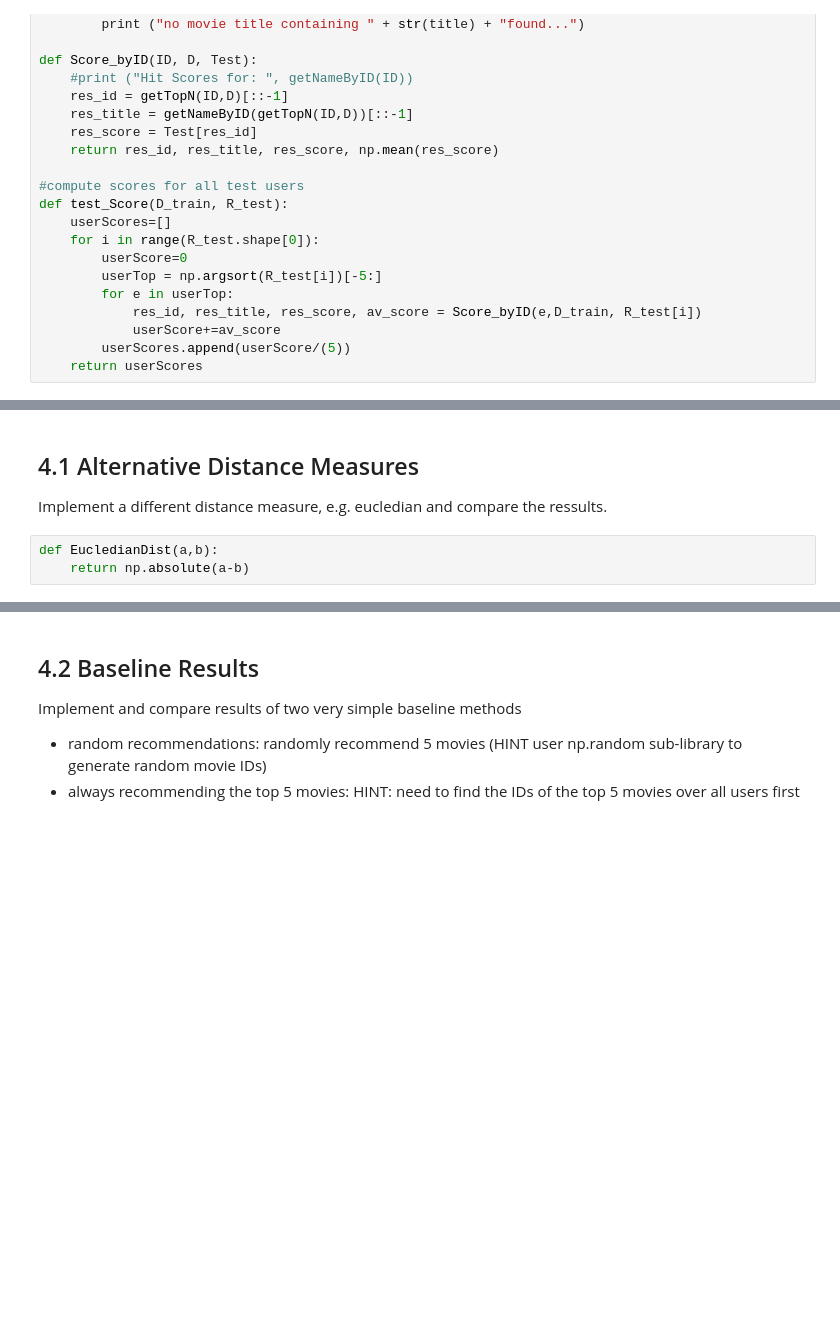
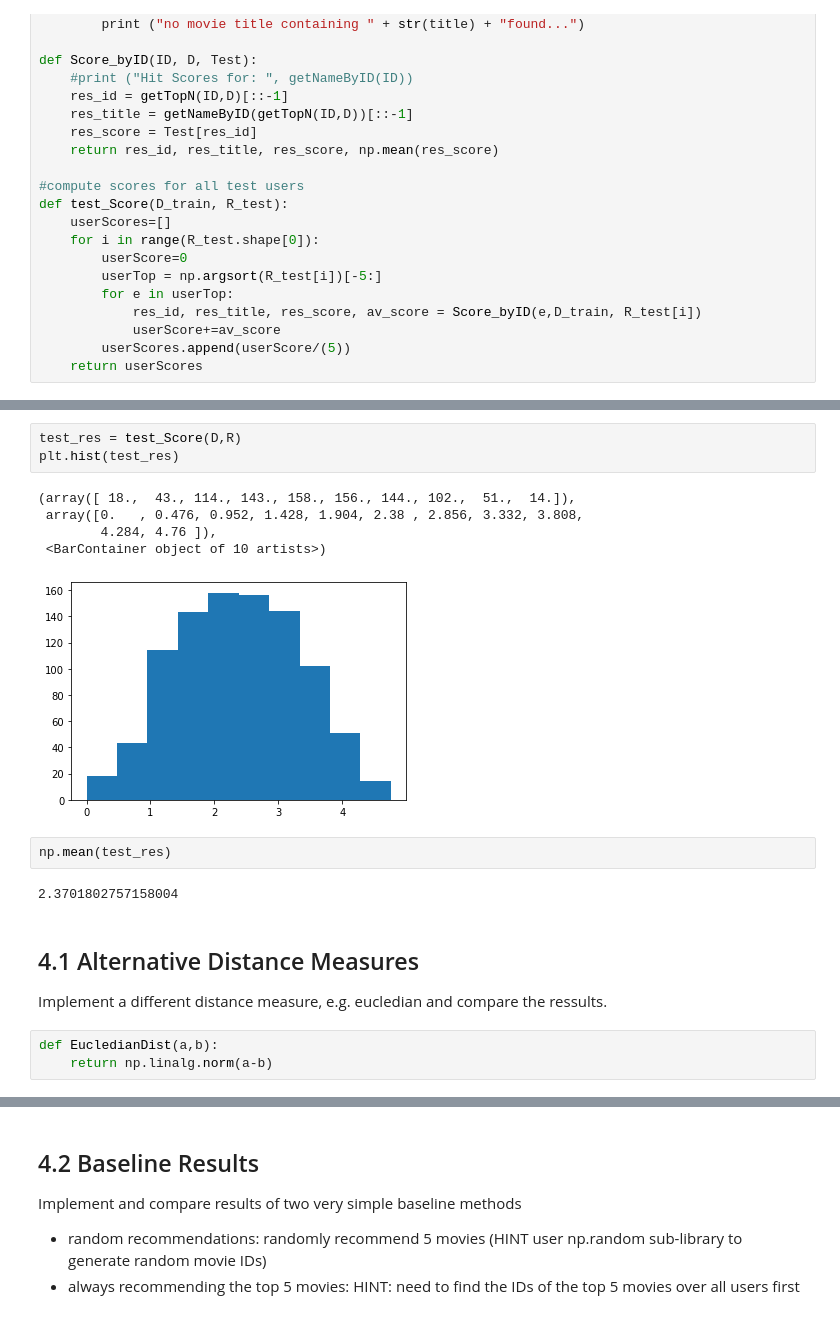
Before and after one commit to Elsasser67/DataScience21, a Jupyter notebook: Block_2/Assignments/Assignment_2_recommender.ipynb, the cells around one changed output, grey strips where cells are left out. Drawn from its saved outputs; the diff is of its cells as text; blank space fills up the shorter version.

```diff
--- a/Block_2/Assignments/Assignment_2_recommender.ipynb
+++ b/Block_2/Assignments/Assignment_2_recommender.ipynb
@@ -91,6 +105,19 @@ TypeError: only integer scalar arrays can be converted to a scalar index
+# %%
+test_res = test_Score(D,R)
+plt.hist(test_res)
+# %% [output]
+(array([ 18.,  43., 114., 143., 158., 156., 144., 102.,  51.,  14.]),
+ array([0.   , 0.476, 0.952, 1.428, 1.904, 2.38 , 2.856, 3.332, 3.808,
+        4.284, 4.76 ]),
+ <BarContainer object of 10 artists>)
+[figure, added]
+# %%
+np.mean(test_res)
+# %% [output]
+2.3701802757158004
 # %% [markdown]
 ## 4.1 Alternative Distance Measures
 Implement a different distance measure, e.g. eucledian and compare the ressults.
 # %%
 def EucledianDist(a,b):
-    return np.absolute(a-b)
+    return np.linalg.norm(a-b)
```
Also changed, not shown: parts of 32 cells of this notebook.
